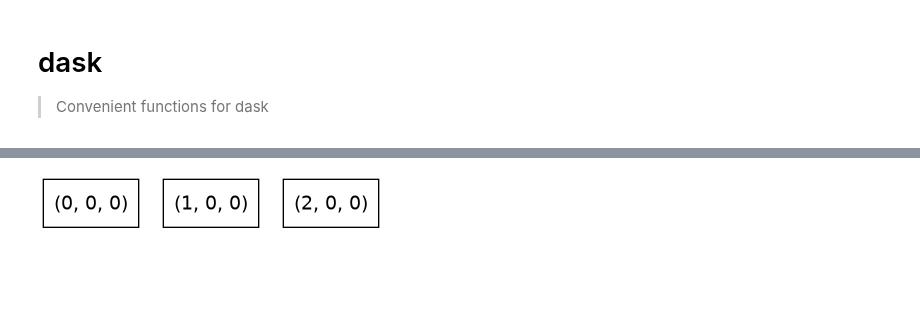
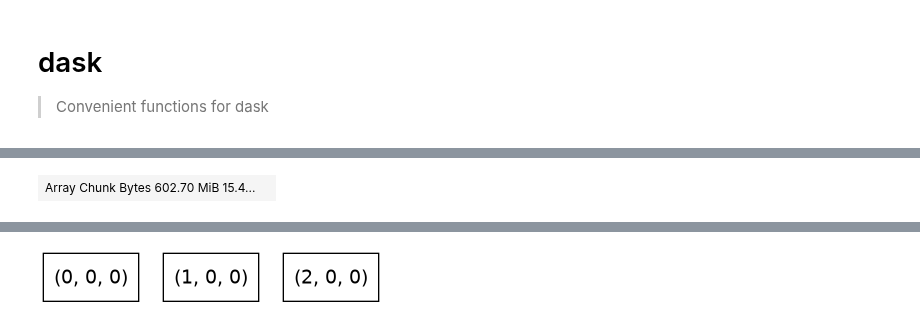
Before and after one commit to kanglcn/moraine, a Jupyter notebook: nbs/CLI/dask_.ipynb, the cells around one changed output, grey strips where cells are left out. Cells and saved outputs as stored; diff of their text form; code cells hidden in the pictures; blank space fills up the shorter version.

```diff
--- a/nbs/CLI/dask_.ipynb
+++ b/nbs/CLI/dask_.ipynb
@@ -174,0 +210,4 @@ rslc_darr.visualize()
+# %%
+depth = {0:3, 1:7, 2:0}
+rslc_zarr = zarr.open('raw/rslc.zarr','r')
+_all_chunk_slices_with_overlap(rslc_zarr,(1000,1000,1),depth)
@@ -174,0 +232,39 @@ rslc_darr.visualize()
+# %%
+#| export
+def dask_from_zarr_overlap(
+    data_path:str,
+    chunks:tuple,
+    depth:dict|tuple,
+):
+    # chunks provide more control of chunking compared with parallel_dims
+    data_zarr = zarr.open(data_path,'r')
+
+    chunks = list(chunks)
+    for i in range(len(chunks)):
+        if chunks[i] <0: chunks[i] = data_zarr.shape[i]
+    chunks = tuple(chunks)
+
+    slices = _all_chunk_slices_with_overlap(data_zarr,chunks,depth)
+
+    _p_read_zarr_delayed = delayed(parallel_read_zarr,pure=True,nout=1)
+    out_delayed = np.empty(len(slices),dtype=object)
+    for i in range(len(slices)):
+        slices_i = _fill_slice(data_zarr,slices[i])
+        out_delayed[i] = _p_read_zarr_delayed(data_zarr,slices_i,fill_slice=False)
+        shape = []
+        for slice_ in slices_i:
+            shape.append(slice_.stop-slice_.start)
+        shape = tuple(shape)
+        out_delayed[i] = da.from_delayed(out_delayed[i],shape=shape,dtype=data_zarr.dtype,meta=np.array((),dtype=data_zarr.dtype))
+
+    nchunks = [math.ceil(shape/chunk) for chunk, shape in zip(chunks,data_zarr.shape)]
+    out_delayed = out_delayed.reshape(tuple(nchunks))
+    data_darr = da.block(out_delayed.tolist())
+    return data_darr
+# %%
+rslc_darr = dask_from_zarr('raw/rslc.zarr/',chunks=(1000,1000,2))
+rslc_overlap_darr_ = da.overlap.overlap(rslc_darr,depth=(5,5,0),boundary = {0:'none',1:'none',2:'none'})
+rslc_overlap_darr = dask_from_zarr_overlap('raw/rslc.zarr/',chunks=(1000,1000,2),depth=(5,5,0))
+rslc_overlap_darr
+# %% [output]
+| Array Chunk Bytes 602.70 MiB 15.4... |  |
```
Also changed, not shown: parts of 34 cells of this notebook, 23 other files.
